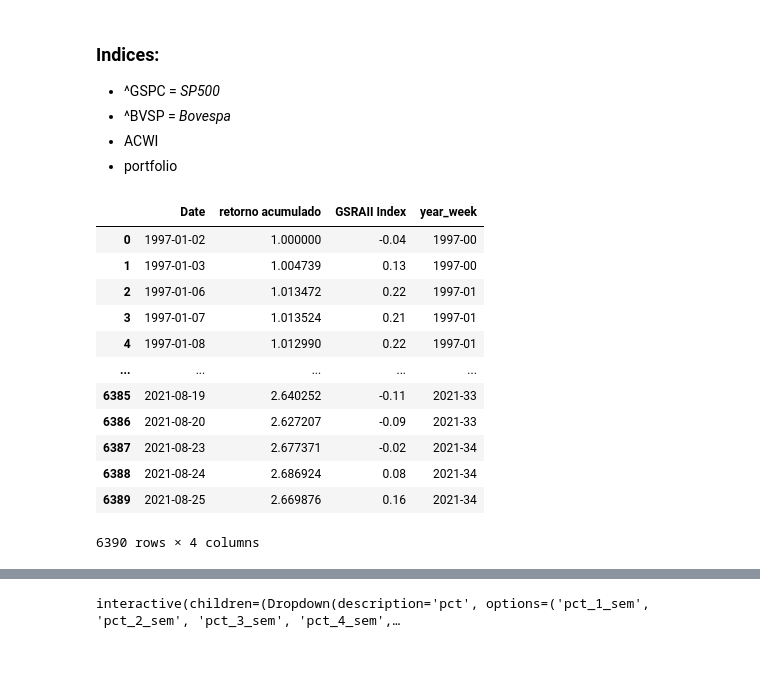
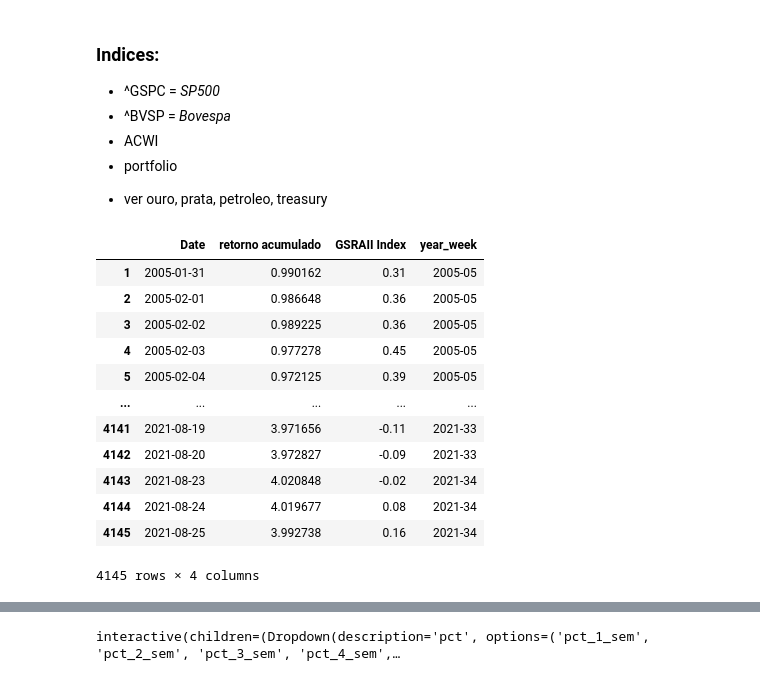
Before and after one commit to renatoreggiani/RiskAI, a Jupyter notebook: Analise GSRAII.ipynb, the cells around one changed output, grey strips where cells are left out. Saved outputs shown, nothing was run; the diff lists cells and outputs as text; code cells hidden in the pictures.

```diff
--- a/Analise GSRAII.ipynb
+++ b/Analise GSRAII.ipynb
@@ -40,22 +40,25 @@ def get_dados(indice='portfolio'):
 - ^BVSP = *Bovespa*
 - ACWI
 - portfolio
+
+
+* ver ouro, prata, petroleo, treasury
 # %%
 # Trocar codigo do indice
-indice='portfolio'
+indice='IAU'
 df = get_dados(indice=indice)
 df
 # %% [output]
 |  | Date | retorno acumulado | GSRAII Index | year_week |
-| 0 | 1997-01-02 | 1.000000 | -0.04 | 1997-00 |
-| 1 | 1997-01-03 | 1.004739 | 0.13 | 1997-00 |
-| 2 | 1997-01-06 | 1.013472 | 0.22 | 1997-01 |
-| 3 | 1997-01-07 | 1.013524 | 0.21 | 1997-01 |
-| 4 | 1997-01-08 | 1.012990 | 0.22 | 1997-01 |
+| 1 | 2005-01-31 | 0.990162 | 0.31 | 2005-05 |
+| 2 | 2005-02-01 | 0.986648 | 0.36 | 2005-05 |
+| 3 | 2005-02-02 | 0.989225 | 0.36 | 2005-05 |
+| 4 | 2005-02-03 | 0.977278 | 0.45 | 2005-05 |
+| 5 | 2005-02-04 | 0.972125 | 0.39 | 2005-05 |
 | ... | ... | ... | ... | ... |
-| 6385 | 2021-08-19 | 2.640252 | -0.11 | 2021-33 |
-| 6386 | 2021-08-20 | 2.627207 | -0.09 | 2021-33 |
-| 6387 | 2021-08-23 | 2.677371 | -0.02 | 2021-34 |
-| 6388 | 2021-08-24 | 2.686924 | 0.08 | 2021-34 |
-| 6389 | 2021-08-25 | 2.669876 | 0.16 | 2021-34 |
+| 4141 | 2021-08-19 | 3.971656 | -0.11 | 2021-33 |
+| 4142 | 2021-08-20 | 3.972827 | -0.09 | 2021-33 |
+| 4143 | 2021-08-23 | 4.020848 | -0.02 | 2021-34 |
+| 4144 | 2021-08-24 | 4.019677 | 0.08 | 2021-34 |
+| 4145 | 2021-08-25 | 3.992738 | 0.16 | 2021-34 |
-6390 rows × 4 columns
+4145 rows × 4 columns
```
Also changed, not shown: parts of 24 cells of this notebook, 3 other files.
